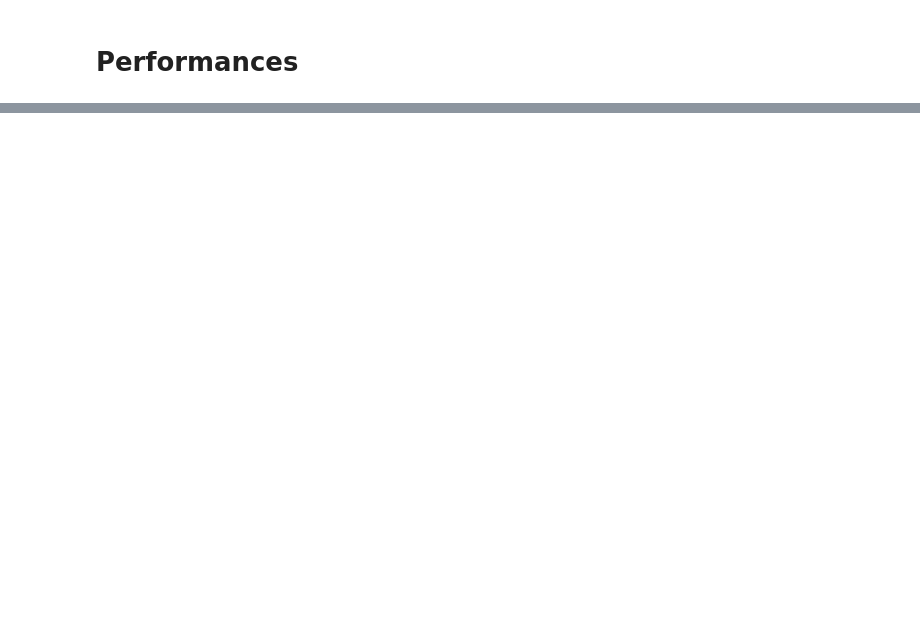
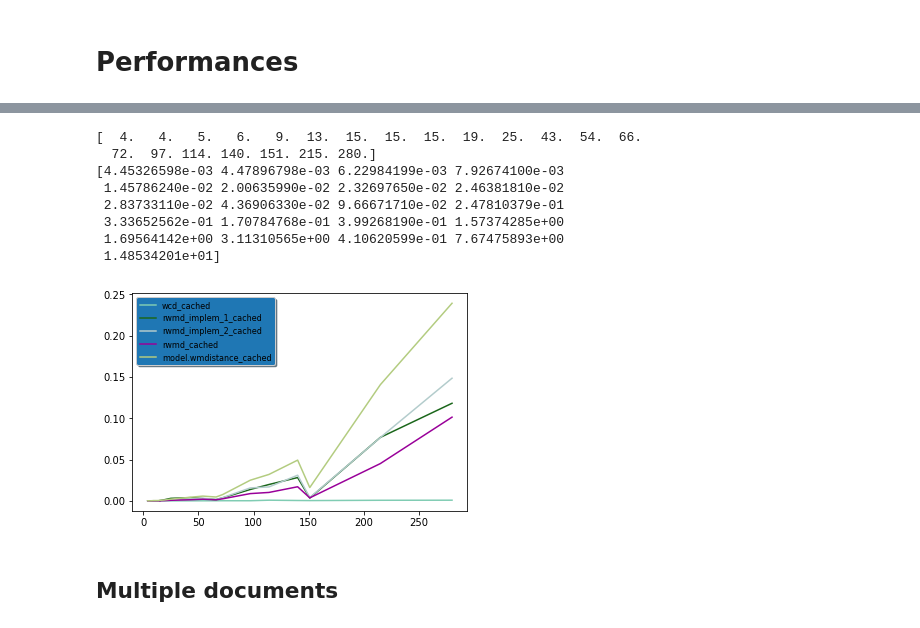
Before and after one commit to cpcdoy/WMD, a Jupyter notebook: Word Mover’s Distance.ipynb, the cells around one changed output, grey strips where cells are left out. Saved outputs shown, nothing was run; the diff lists cells and outputs as text; code cells hidden in the pictures; blank space fills up the shorter version.

Commit message:
Add: WMD with Prefetch and Prune + Add: more example documents

```diff
--- a/Word Mover’s Distance.ipynb
+++ b/Word Mover’s Distance.ipynb
@@ -459,0 +562,28 @@ legend.get_frame().set_facecolor('C0')
+# %%
+x = data[0, :, 1]
+fn_names = ["wcd", "rwmd_implem_1", "rwmd_implem_2", "rwmd", "model.wmdistance"]
+
+x_args = np.argsort(x)
+print(x[x_args])
+print(data[2, x_args, 0])
+
+fig, ax = plt.subplots()
+for i in range(data.shape[0]):
+    ax.plot(x[x_args], data[i, x_args, 0] / 100, 'k', color=np.around(np.random.rand(3, 1), 1).flatten(), label=str(fn_names[i]+'_cached'))
+
+legend = ax.legend(loc='upper left', shadow=True, fontsize='x-large', prop={'size': 8})
+
+# Put a nicer background color on the legend.
+legend.get_frame().set_facecolor('C0')
+# %% [output]
+[  4.   4.   5.   6.   9.  13.  15.  15.  15.  19.  25.  43.  54.  66.
+  72.  97. 114. 140. 151. 215. 280.]
+[4.45326598e-03 4.47896798e-03 6.22984199e-03 7.92674100e-03
+ 1.45786240e-02 2.00635990e-02 2.32697650e-02 2.46381810e-02
+ 2.83733110e-02 4.36906330e-02 9.66671710e-02 2.47810379e-01
+ 3.33652562e-01 1.70784768e-01 3.99268190e-01 1.57374285e+00
+ 1.69564142e+00 3.11310565e+00 4.10620599e-01 7.67475893e+00
+ 1.48534201e+01]
+[figure, added]
+# %% [markdown]
+## Multiple documents
```
Also changed, not shown: parts of 34 cells of this notebook, 1 other file.
